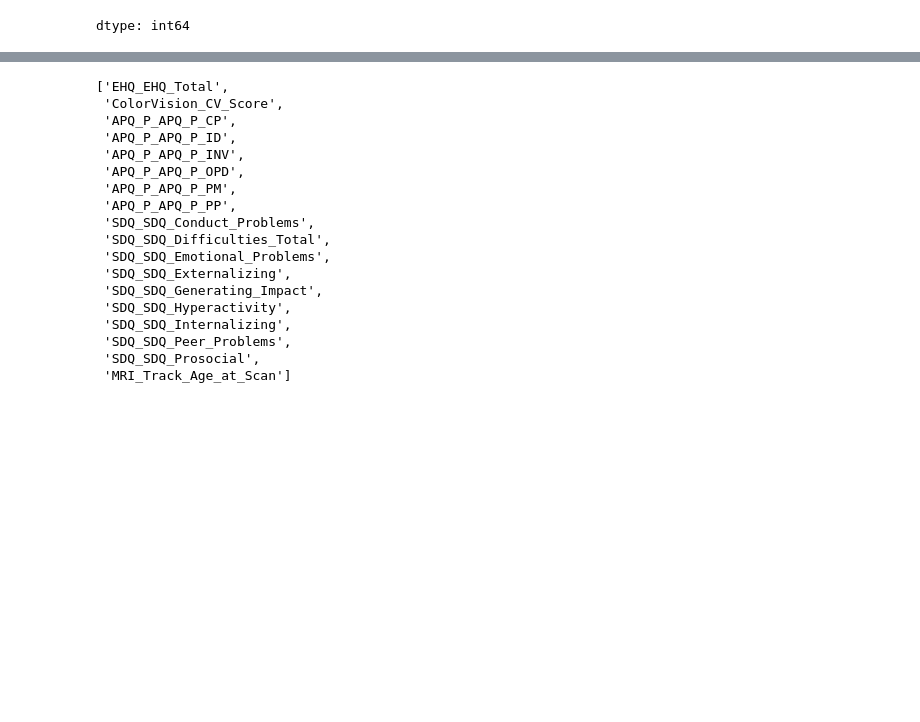
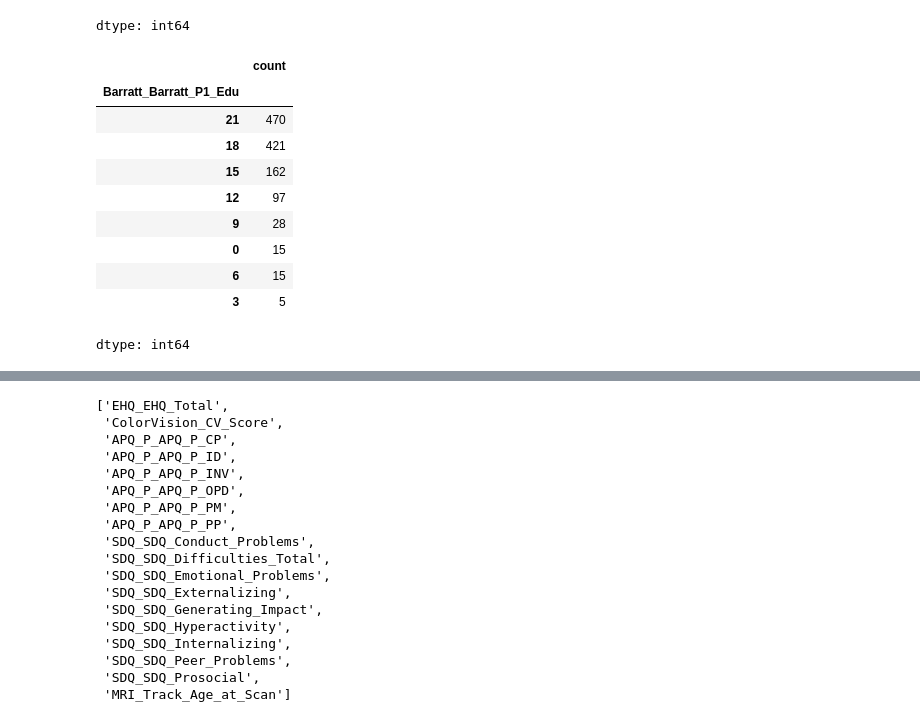
Before and after one commit to smtwtfs/WiDS_Datathon, a Jupyter notebook: notebooks/ye.ipynb, the cells around one changed output, grey strips where cells are left out. Cells and saved outputs as stored; diff of their text form; code cells hidden in the pictures; blank space fills up the shorter version.

```diff
--- a/notebooks/ye.ipynb
+++ b/notebooks/ye.ipynb
@@ -230,3 +298,19 @@ train_categorical.nunique()
 | Barratt_Barratt_P2_Edu | 8 |
 | Barratt_Barratt_P2_Occ | 10 |
 dtype: int64
+# %%
+# for specific column, check different answers and frequency
+
+train_categorical['Barratt_Barratt_P1_Edu'].value_counts()
+# %% [output]
+|  | count |
+| Barratt_Barratt_P1_Edu |  |
+| 21 | 470 |
+| 18 | 421 |
+| 15 | 162 |
+| 12 | 97 |
+| 9 | 28 |
+| 0 | 15 |
+| 6 | 15 |
+| 3 | 5 |
+dtype: int64
```
Also changed, not shown: parts of 20 cells of this notebook.
